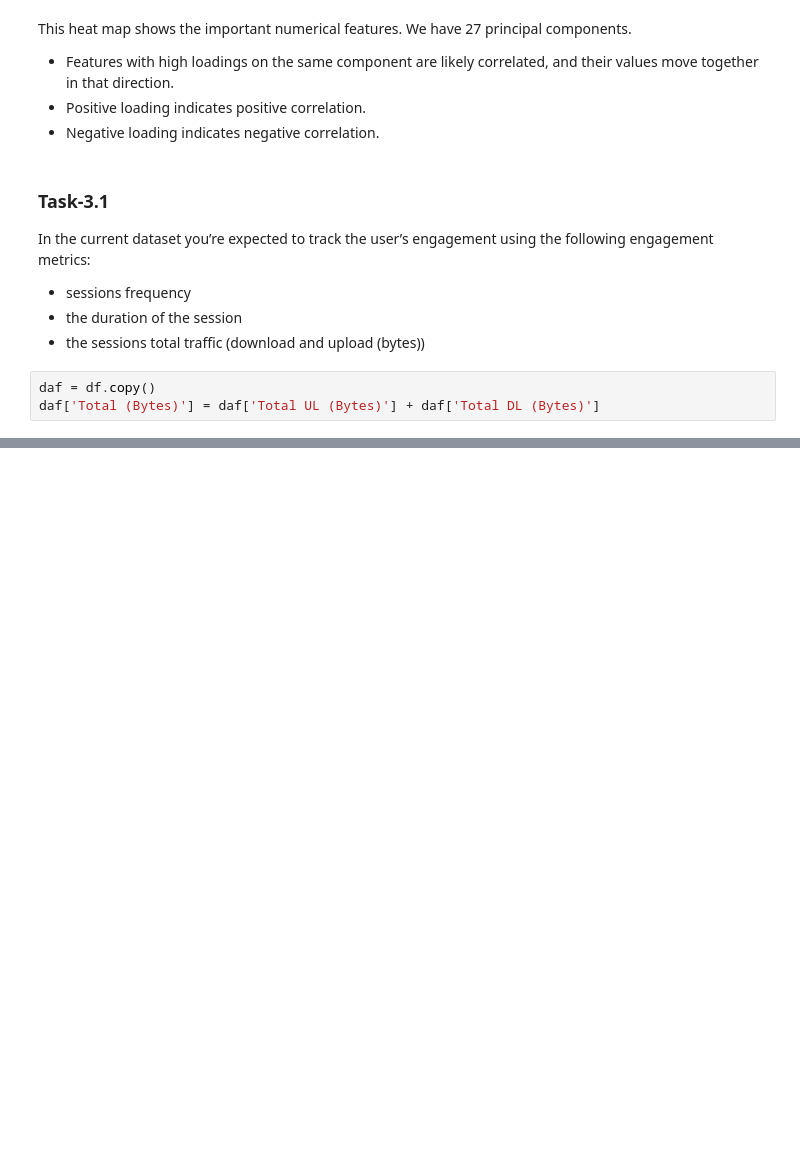
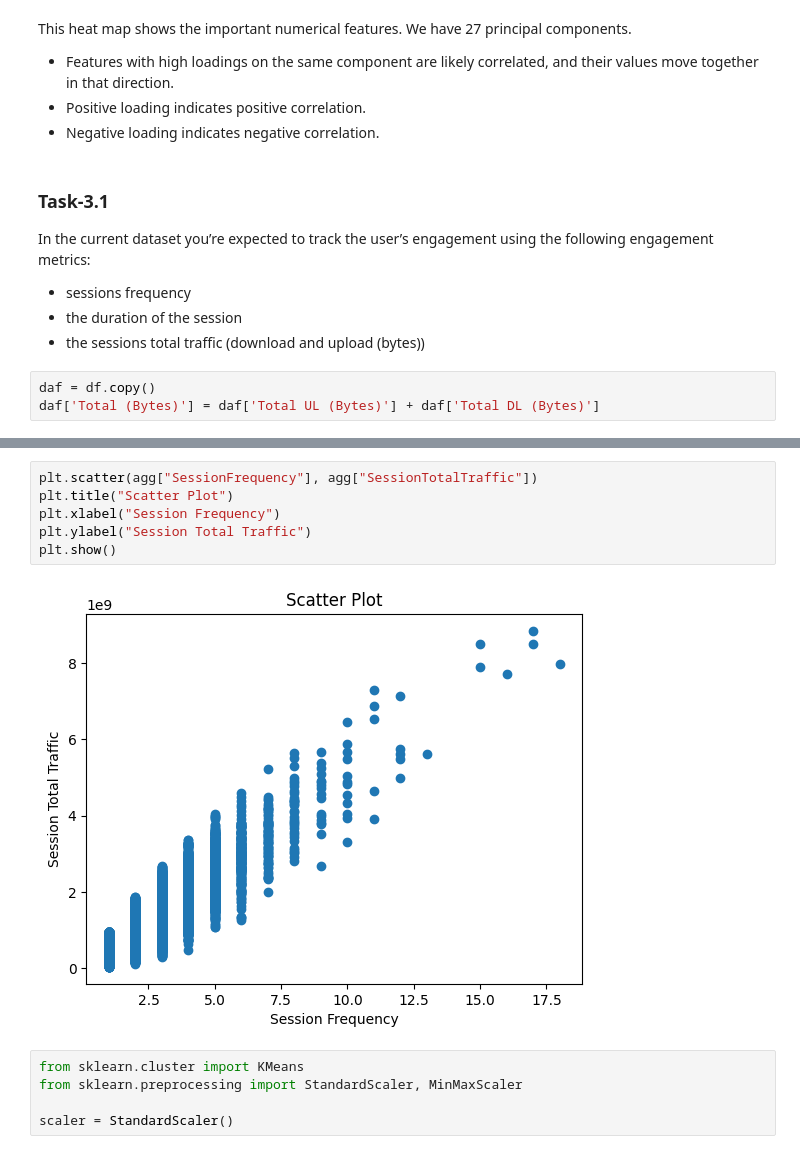
Before and after one commit to Roseco-crs/10Academy_week_1_Telecom_Industry, a Jupyter notebook: code/extract_data.ipynb, the cells around one changed output, grey strips where cells are left out. Cells and saved outputs as stored; diff of their text form; blank space fills up the shorter version.

```diff
--- a/code/extract_data.ipynb
+++ b/code/extract_data.ipynb
@@ -555,0 +576,13 @@ plot_bar(top_10_data, top_10_data["MSISDN/Number"], top_10_data[('Total (Bytes)'
+# %%
+plt.scatter(agg["SessionFrequency"], agg["SessionTotalTraffic"])
+plt.title("Scatter Plot")
+plt.xlabel("Session Frequency")
+plt.ylabel("Session Total Traffic")
+plt.show()
+# %% [output]
+[figure, added]
+# %%
+from sklearn.cluster import KMeans
+from sklearn.preprocessing import StandardScaler, MinMaxScaler
+
+scaler = StandardScaler()
```
Also changed, not shown: parts of 11 cells of this notebook.
